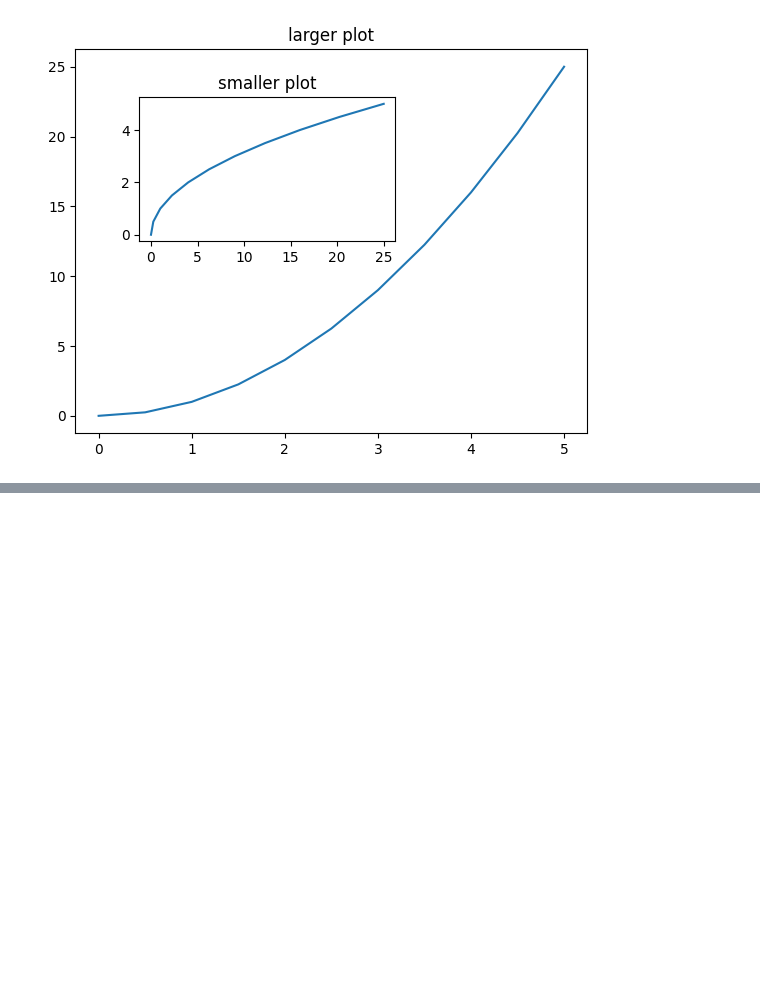
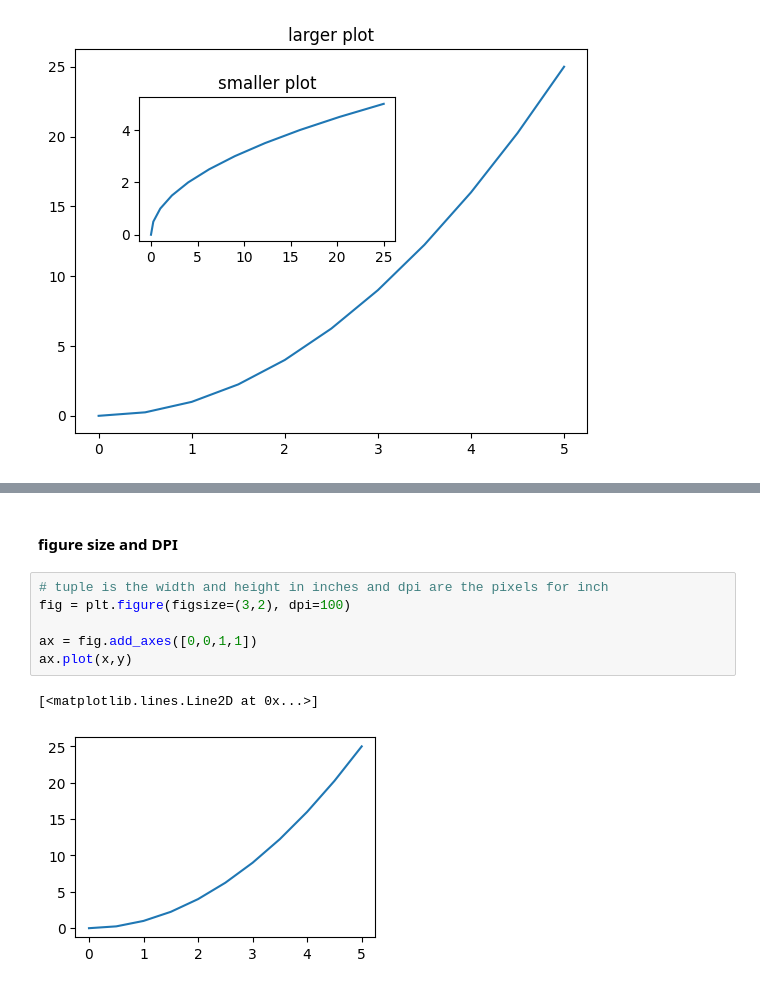
Before and after one commit to depa-tto/Machine-Learning-course, a Jupyter notebook: matplotlib_module/matplotlib_1.ipynb, the cells around one changed output, grey strips where cells are left out. Drawn from its saved outputs; the diff is of its cells as text; blank space fills up the shorter version.

```diff
--- a/matplotlib_module/matplotlib_1.ipynb
+++ b/matplotlib_module/matplotlib_1.ipynb
@@ -84,0 +112,11 @@ Text(0.5, 1.0, 'smaller plot')
+# %% [markdown]
+#### figure size and DPI
+# %%
+# tuple is the width and height in inches and dpi are the pixels for inch
+fig = plt.figure(figsize=(3,2), dpi=100)
+
+ax = fig.add_axes([0,0,1,1])
+ax.plot(x,y)
+# %% [output]
+[<matplotlib.lines.Line2D at 0x...>]
+[figure, added]
```
Also changed, not shown: parts of 12 cells of this notebook, 1 other file.
